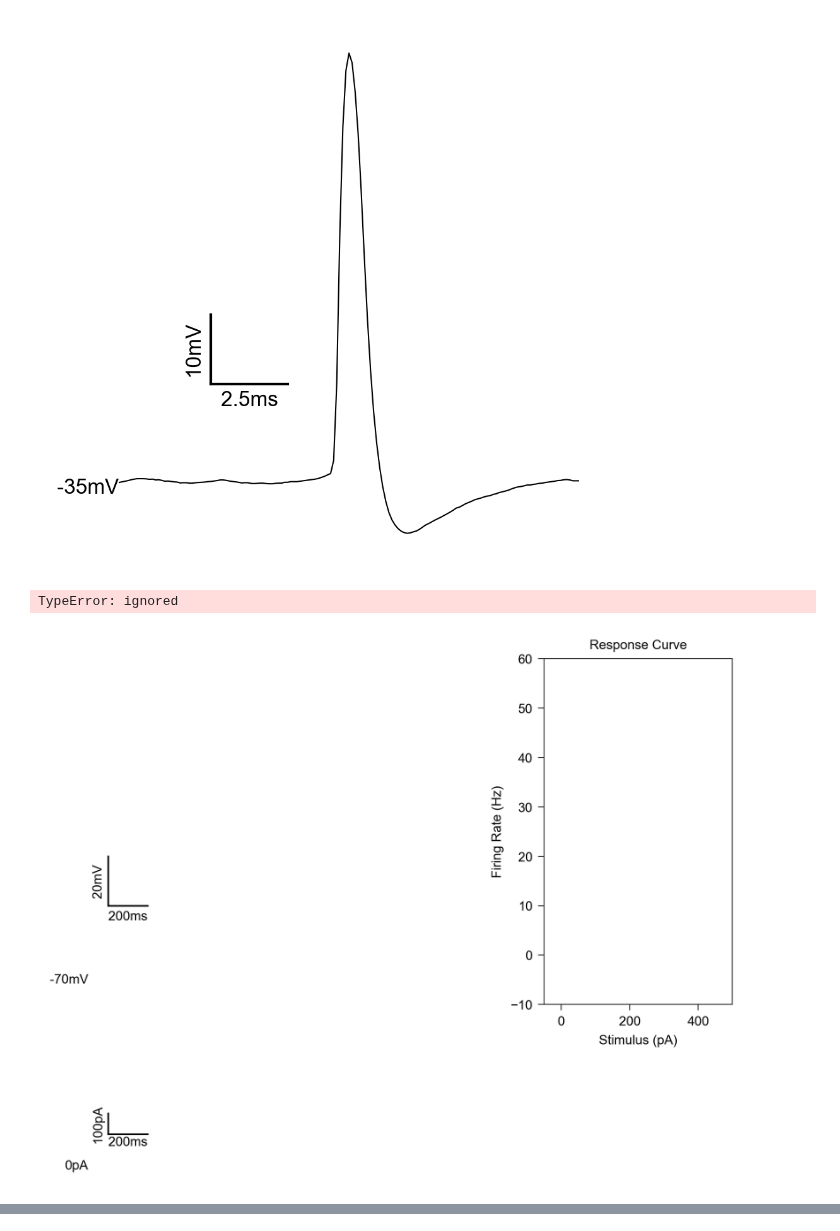
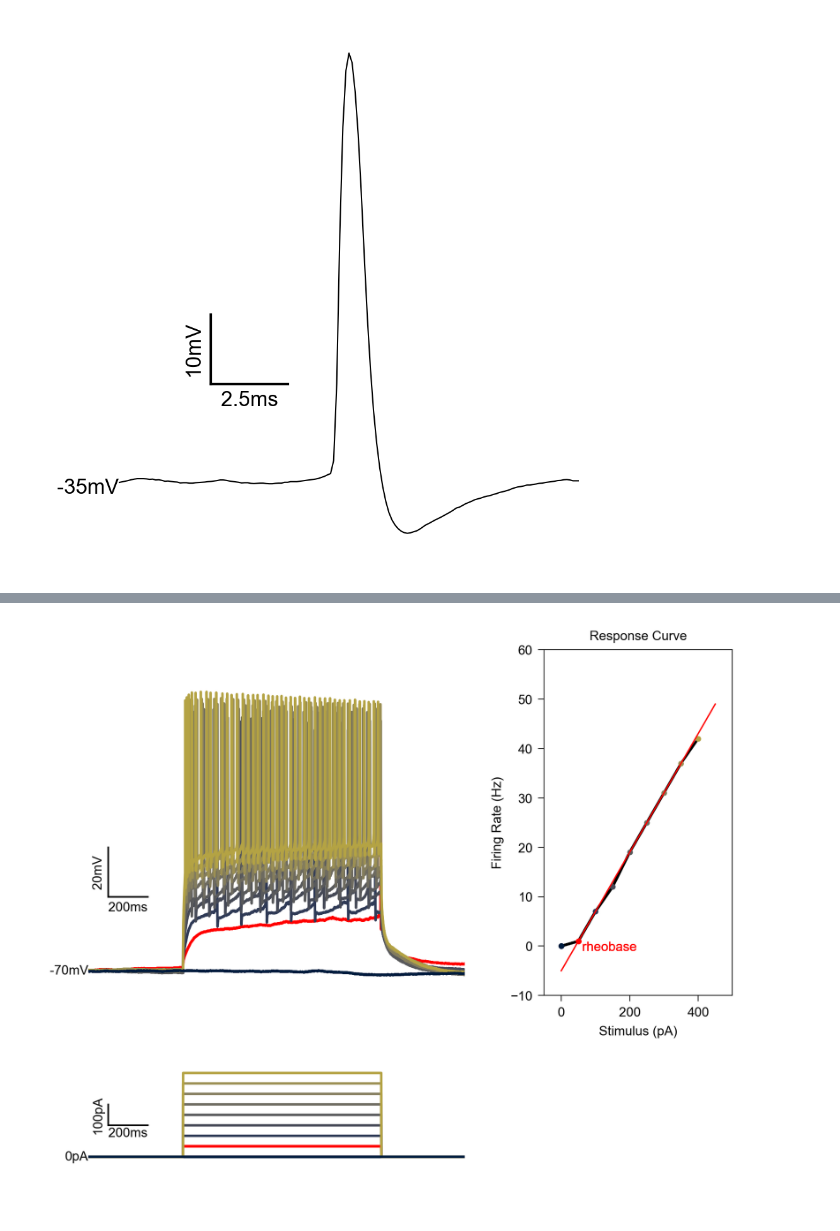
Before and after one commit to dtabuena/Workshop, a Jupyter notebook: Gain_Rheo_Anim.ipynb, the cells around one changed output, grey strips where cells are left out. Drawn from its saved outputs; the diff is of its cells as text; code cells hidden in the pictures.

```diff
--- a/Gain_Rheo_Anim.ipynb
+++ b/Gain_Rheo_Anim.ipynb
@@ -391,31 +391,60 @@ def prep_fig():
 def animate_sweeps(s):
     colors = plt.cm.cividis(np.linspace(0,1,len(abf.sweepList)))
     if s >= abf.sweepList[-1]:
+        fit_slope = np.median(np.diff(spike_counts)/np.diff(stim_currents))
+        point_x = stim_currents[rheo_ind]
+        point_y = spike_counts[rheo_ind]
+        y_hats = (stim_currents-point_x)*fit_slope + point_y
+        rcParams['lines.linewidth']
+        ax[1].plot(stim_currents,y_hats,linewidth=rcParams['lines.linewidth']/2,color='r')
         return None
-    abf.setSweep(i)
+    abf.setSweep(s)
     dim = .8
     stim_color = np.array(colors[s])*[dim,dim,dim,1]
-    if s ==  rheo_ind: stim_color='r'
+    if s ==  rheo_ind:
+        stim_color='r'
     time = abf.sweepX
     cmd = abf.sweepC
     memb = abf.sweepY
     memb = memb-memb[0]-70
 
-    ax[2].plot(time,cmd,color=stim_color,linewidth=linewidth)
-    ax[0].plot(time,memb,color=stim_color,linewidth=linewidth)
-    ax[1].plot(stim_currents[:s+1],spike_counts[:s+1],color='k',linewidth=linewidth/1,zorder=0)
+    ax[2].plot(time,cmd,color=stim_color)
+    ax[0].plot(time,memb,color=stim_color)
+    ax[1].plot(stim_currents[:s+1],spike_counts[:s+1],color='k',zorder=0)
     ax[1].scatter(stim_currents[s],spike_counts[s],color=stim_color,s=6,zorder=1)
     if s ==  rheo_ind:
-        ax[1].text(stim_currents[s],spike_counts[s],' rheobase',ha='left',va='top',color='r')
+       ax[1].text(stim_currents[s],spike_counts[s],' rheobase',ha='left',va='top',color='r')
     return None
-# %%
-from matplotlib.animation import FuncAnimation, PillowWriter
-
-fig, ax = prep_fig()
-frames = abf.sweepList + [abf.sweepList[-1]+1]
-
-
-ani = FuncAnimation(fig, animate_sweeps, interval=40, blit=True, repeat=True, frames=frames)
-# %% [output]
-TypeError: ignored
-[figure, removed]
+# %%
+from matplotlib.animation import FuncAnimation, PillowWriter
+import urllib.request
+file_link = 'https://www.dropbox.com/scl/fi/p5vny9fsmonwbsm74a5k7/2022x10x28_NEL2_E4KI_F_P258_s001_c001_CA3xPOS_0008.abf?rlkey=xr0y9rw0dmoynnsp38idiemii&dl=1'
+filename = './2022x10x28_NEL2_E4KI_F_P258_s001_c001_CA3xPOS_0008.abf'
+urllib.request.urlretrieve(file_link, filename)
+
+abf = pyabf.ABF( filename )
+
+
+spike_args =  {'spike_thresh':10, 'high_dv_thresh': 25,'low_dv_thresh': -5,'window_ms': 2}
+spike_results= spikes_per_stim(abf,spike_args, mode='count', to_plot=False)
+stim_currents = spike_results['stim_currents']
+spike_counts = spike_results['spike_counts']
+spike_rates = spike_results['spike_rates']
+v_before_stim = spike_results['v_before_stim']
+fire_dur = spike_results['fire_dur']
+isi_rates = spike_results['isi_rates']
+spike_times = spike_results['spike_times']
+rheo_ind = list(np.diff(spike_counts,prepend=0)>0).index(True)
+
+
+
+
+fig, ax = init_func=prep_fig()
+frames = abf.sweepList + [abf.sweepList[-1]+1]
+frames = frames[:rheo_ind] + [rheo_ind]*2 + frames[rheo_ind:]
+# frames = [frames[0]]*3 + frames
+
+ani = FuncAnimation(fig, animate_sweeps, interval=40, blit=False, repeat=True, frames=frames)
+ani.save("Rheo_Gain.gif", dpi=300, writer=PillowWriter(fps=2))
+colab.files.download("Rheo_Gain.gif")
+# %% [output]
@@ -421,0 +453 @@ TypeError: ignored
+[figure, added]
```
Also changed, not shown: parts of 3 cells of this notebook.
